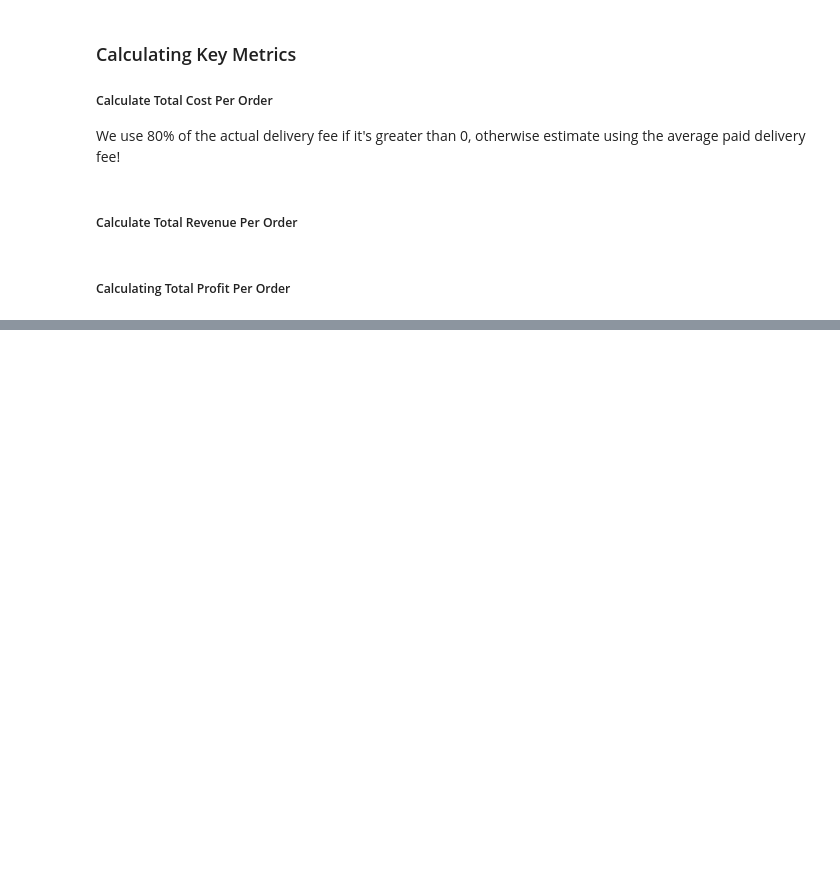
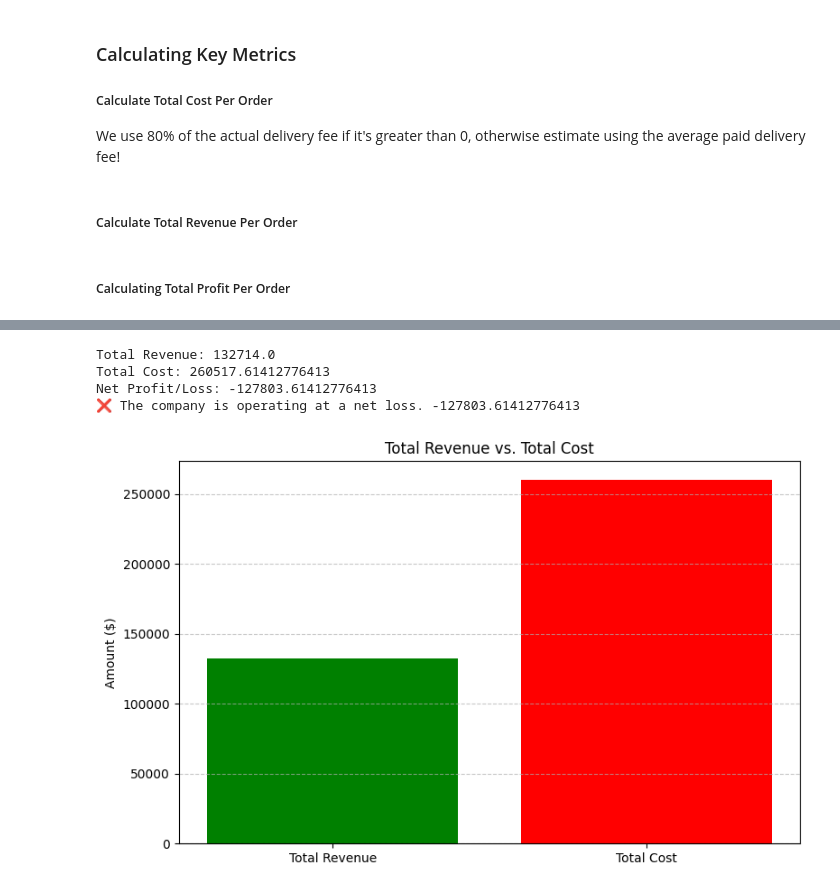
Before and after one commit to Darknight47/Data-Science-Projects-03, a Jupyter notebook: Cost_Profitability_analysis.ipynb, the cells around one changed output, grey strips where cells are left out. Drawn from its saved outputs; the diff is of its cells as text; code cells hidden in the pictures; blank space fills up the shorter version.

Commit message:
net profit vs net loss?

```diff
--- a/Cost_Profitability_analysis.ipynb
+++ b/Cost_Profitability_analysis.ipynb
@@ -245,0 +254,33 @@ dataset['Profit Per Order'] = (
+# %%
+totalRevenue = dataset['Total Revenue Per Order'].sum()
+
+totalCost = dataset['Total Cost Per Order'].sum()
+
+netProfit = totalRevenue - totalCost
+# %%
+print(f"Total Revenue: {totalRevenue}")
+print(f"Total Cost: {totalCost}")
+print(f"Net Profit/Loss: {netProfit}")
+
+if netProfit > 0:
+    print(f"✅ The company is generating a net profit. {netProfit}")
+elif netProfit < 0:
+    print(f"❌ The company is operating at a net loss. {netProfit}")
+else:
+    print(f"⚖️ The company is breaking even. {netProfit}")
+# %% [output]
+Total Revenue: 132714.0
+Total Cost: 260517.61412776413
+Net Profit/Loss: -127803.61412776413
+❌ The company is operating at a net loss. -127803.61412776413
+# %%
+# Visualizing Total Revenue vs. Total Cost with Bar Plot.
+plt.figure(figsize=(8, 5))
+plt.bar(['Total Revenue', 'Total Cost'], [totalRevenue, totalCost], color=['green', 'red'])
+plt.title('Total Revenue vs. Total Cost')
+plt.ylabel('Amount ($)')
+plt.grid(axis='y', linestyle='--', alpha=0.7)
+plt.tight_layout()
+plt.show()
+# %% [output]
+[figure, added]
```
Also changed, not shown: parts of 5 cells of this notebook.
